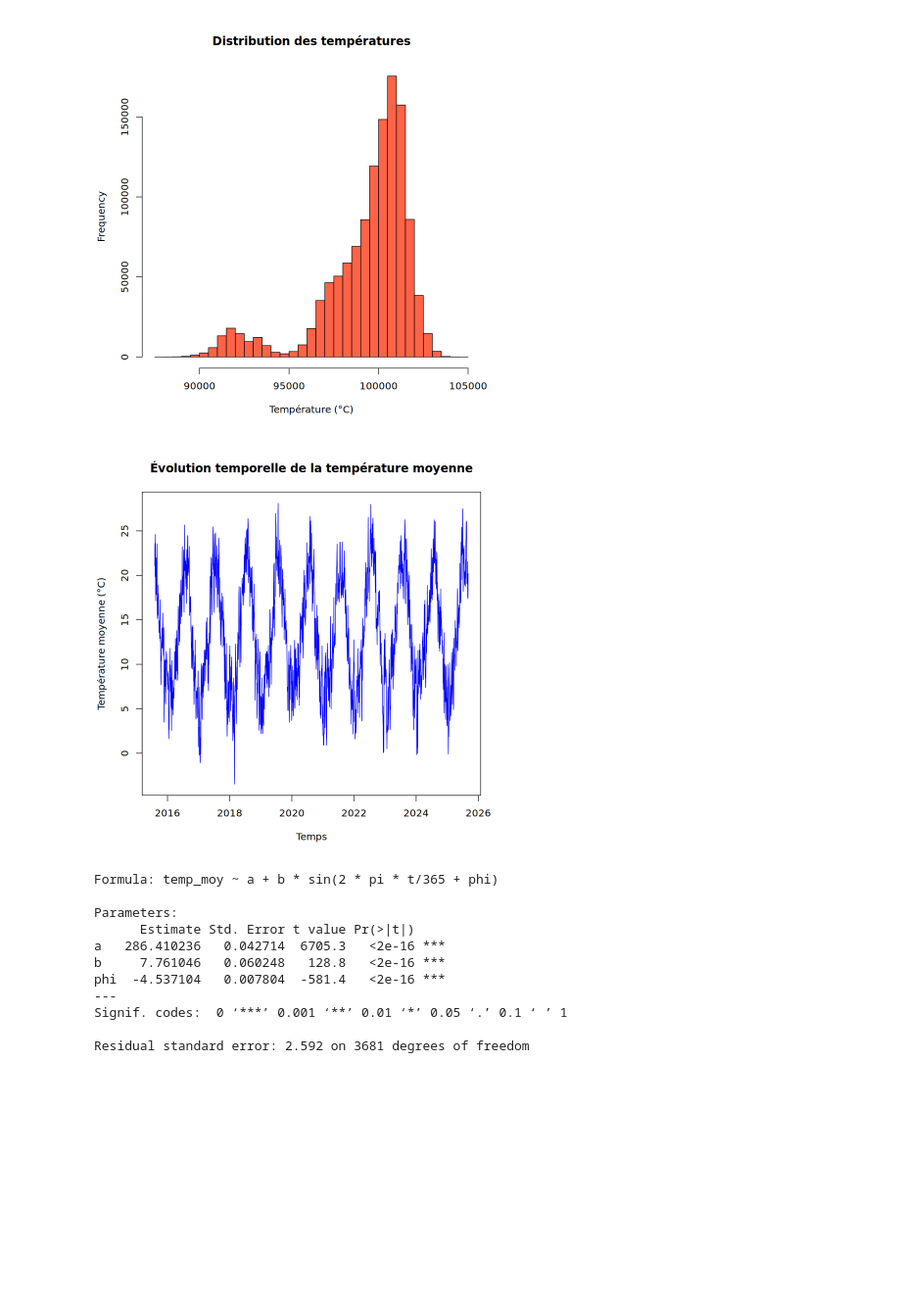
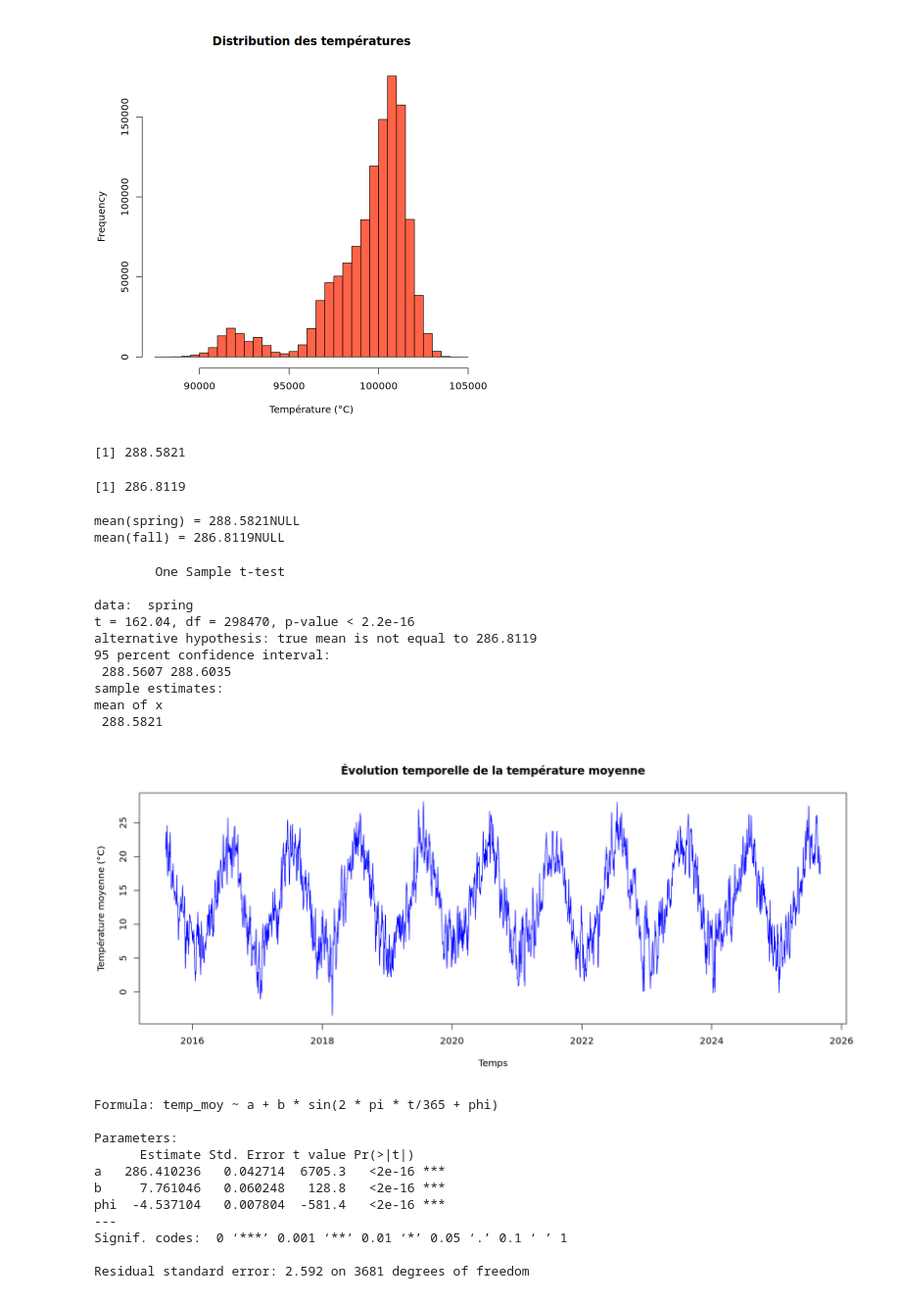
Before and after one commit to lauraachoquett/stats_BE_Bobbia, a Jupyter notebook: src/draft_estimators_tests.ipynb, the cells around one changed output. Shown: that part at 98% size. Drawn from its saved outputs; the diff is of its cells as text; code cells hidden in the pictures; blank space fills up the shorter version.

```diff
--- a/src/draft_estimators_tests.ipynb
+++ b/src/draft_estimators_tests.ipynb
@@ -9,7 +23,7 @@ The following objects are masked from ‘package:base’:
 
     date, intersect, setdiff, union
 # %%
-# observations <- read.csv("../observations.csv")
+observations <- read.csv("../observations.csv")
 head(observations)
 # %% [output]
 A data.frame: 6 × 66
@@ -50,3 +67,28 @@ hist(temp_C, breaks = 50, col = "tomato", main = "Distribution des températures
+# %%
+mean(spring, na.rm=TRUE)
+# %% [output]
+[1] 288.5821
+# %%
+mean(fall, na.rm=TRUE)
+# %% [output]
+[1] 286.8119
+# %%
+print(cat("mean(spring) =",mean(spring, na.rm=TRUE)))
+print(cat("mean(fall) =", mean(fall, na.rm=TRUE)))
+t.test(spring, mu = mean(fall, na.rm=TRUE))
+# %% [output]
+mean(spring) = 288.5821NULL
+mean(fall) = 286.8119NULL
+        One Sample t-test
+
+data:  spring
+t = 162.04, df = 298470, p-value < 2.2e-16
+alternative hypothesis: true mean is not equal to 286.8119
+95 percent confidence interval:
+ 288.5607 288.6035
+sample estimates:
+mean of x
+ 288.5821
 # %%
 observations$Date <- as.POSIXct(observations$Date, format="%Y-%m-%dT%H:%M:%S", tz="UTC")
 temp_jour <- observations %>%
@@ -54,12 +96,13 @@ temp_jour <- observations %>%
   group_by(jour) %>%
   summarise(temp_moy = mean(Température, na.rm = TRUE))
 # %%
+options(repr.plot.width=14, repr.plot.height=6)
 par(bg = 'white')
 plot(temp_jour$jour, temp_jour$temp_moy - 273.15, type="l",
      col="blue", xlab="Temps", ylab="Température moyenne (°C)",
      main="Évolution temporelle de la température moyenne")
 # %% [output]
-[figure, old version]
+[figure, new version]
 # %%
 temp_jour$t <- as.numeric(temp_jour$jour - min(temp_jour$jour))
 # %%
```
Also changed, not shown: parts of 7 cells of this notebook, 4 other files.
